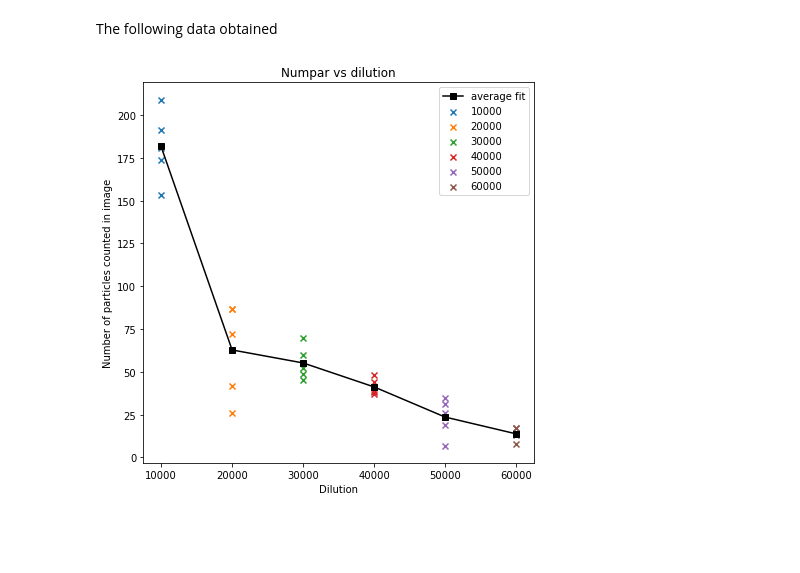
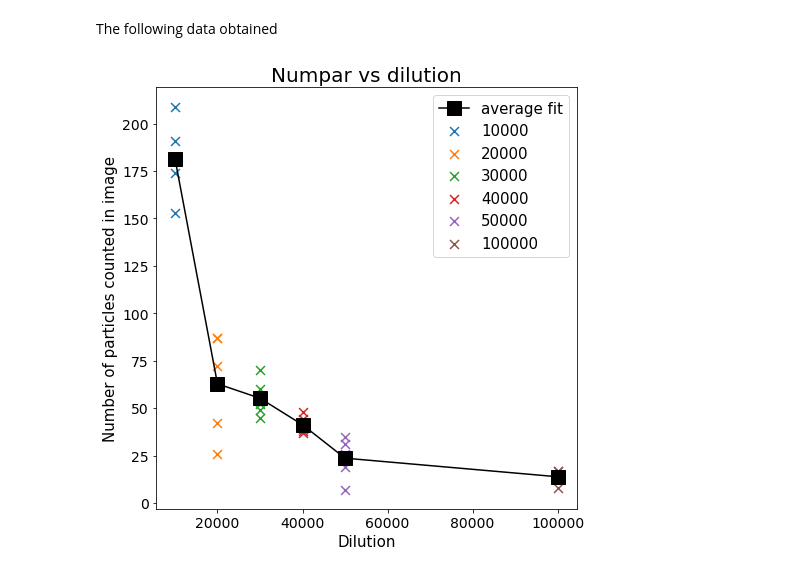
Before and after one commit to nanoepics/epicsjukebox, a Jupyter notebook: Notebooks/Ingmar/AnalysisBF_tif_files.ipynb, the cells around one changed output. Saved outputs shown, nothing was run; the diff lists cells and outputs as text; code cells hidden in the pictures; blank space fills up the shorter version.

```diff
--- a/Notebooks/Ingmar/AnalysisBF_tif_files.ipynb
+++ b/Notebooks/Ingmar/AnalysisBF_tif_files.ipynb
@@ -9,5 +9,5 @@ import pims
 from pims import ImageSequence
 import trackpy as tp
 # %%
-plt.rcParams['figure.figsize'] = (15, 15)
+plt.rcParams['figure.figsize'] = (10, 10)
 # %%
@@ -80,24 +82,27 @@ average6 = np.average(counts6)
 # %%
 yvalues = [(174, 191, 181, 209, 153),
            (26, 42, 87, 72, 87),
            (49, 70, 52, 60, 45),
            (48, 38, 44, 39, 37),
            (7, 19, 35, 26, 31),
            (17, 14, 17, 8, 13)]
 
 averagelist = [average1, average2, average3, average4, average5, average6]
 
-xvalues = [10000, 20000, 30000, 40000, 50000, 60000]
+xvalues = [10000, 20000, 30000, 40000, 50000, 100000]
 
 for xe, ye in zip(xvalues, yvalues):
-    plt.scatter([xe] * len(ye), ye, marker='x', label=xe)
-plt.plot(xvalues, averagelist, marker='s', label='average fit', c='black')
+    plt.scatter([xe] * len(ye), ye, marker='x', s=80, label=xe)
+plt.plot(xvalues, averagelist, marker='s', markersize=14, label='average fit', c='black')
 #     plt.errorbar(xvalues, averagelist, yerr=40)
-plt.legend()
-plt.title('Numpar vs dilution')
-plt.xlabel('Dilution')
-plt.ylabel("Number of particles counted in image")
-plt.xticks([10000, 20000, 30000, 40000, 50000, 60000])
+plt.legend(fontsize=15)
+plt.title('Numpar vs dilution', fontsize=20)
+plt.xlabel('Dilution', fontsize=15)
+plt.ylabel("Number of particles counted in image", fontsize=15)
+plt.xticks(fontsize=14)
+plt.yticks(fontsize=14)
+plt.tight_layout()
+
 plt.savefig('NumparDilution.png')
 # %% [output]
-[figure, old version]
+[figure, new version]
```
Also changed, not shown: parts of 4 cells of this notebook, 1 other file.
